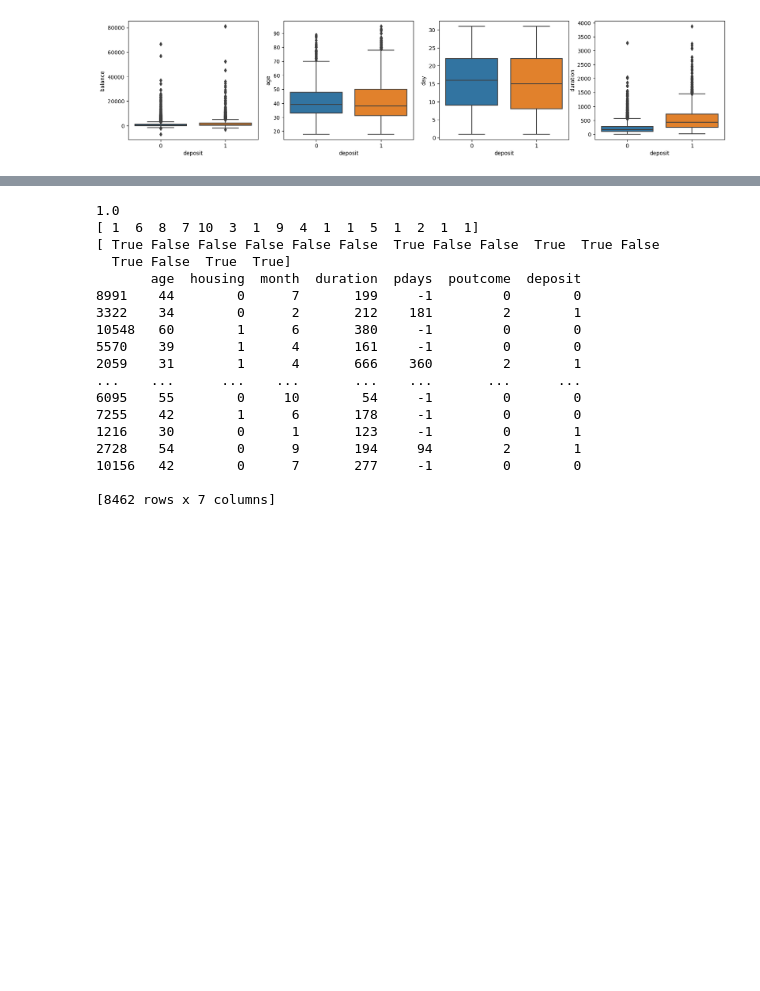
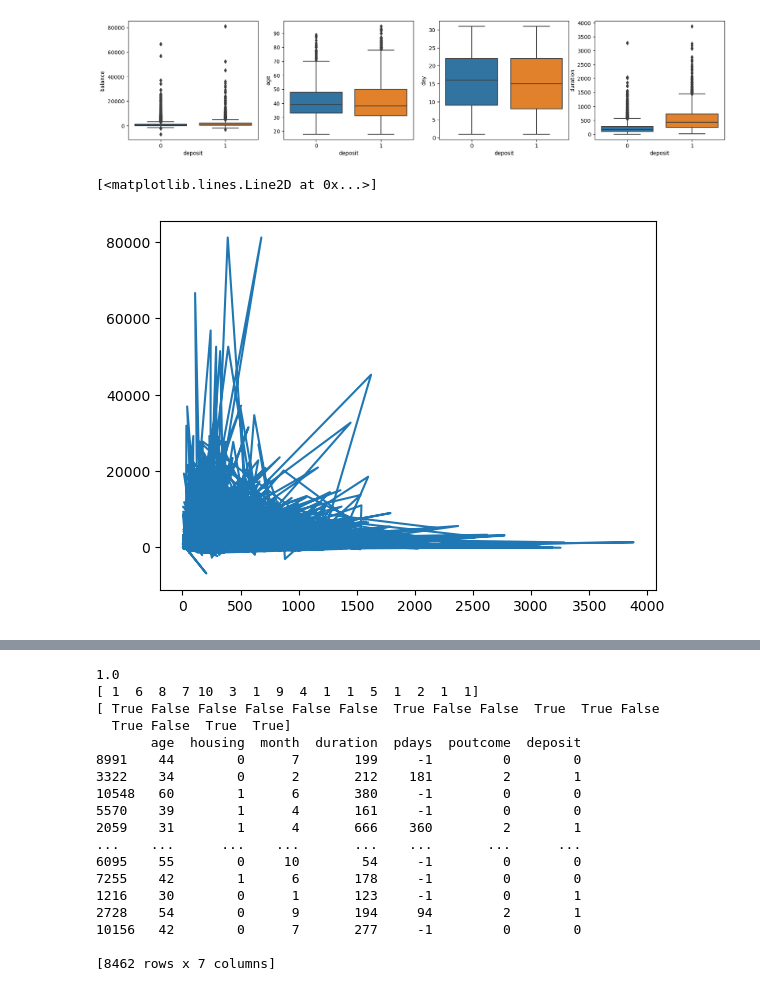
Before and after one commit to andre180701/FAA-Project1, a Jupyter notebook: Project1/Project1.ipynb, the cells around one changed output, grey strips where cells are left out. Drawn from its saved outputs; the diff is of its cells as text; code cells hidden in the pictures; blank space fills up the shorter version.

```diff
--- a/Project1/Project1.ipynb
+++ b/Project1/Project1.ipynb
@@ -205,4 +205,9 @@ sns.boxplot(x="deposit", y="duration", data=new_dt, ax=axes[3])
 plt.show()
 # %% [output]
 [figure]
+# %%
+plt.plot(dt["duration"], dt["balance"])
+# %% [output]
+[<matplotlib.lines.Line2D at 0x...>]
+[figure, added]
 # %%
```
Also changed, not shown: parts of 3 cells of this notebook.
